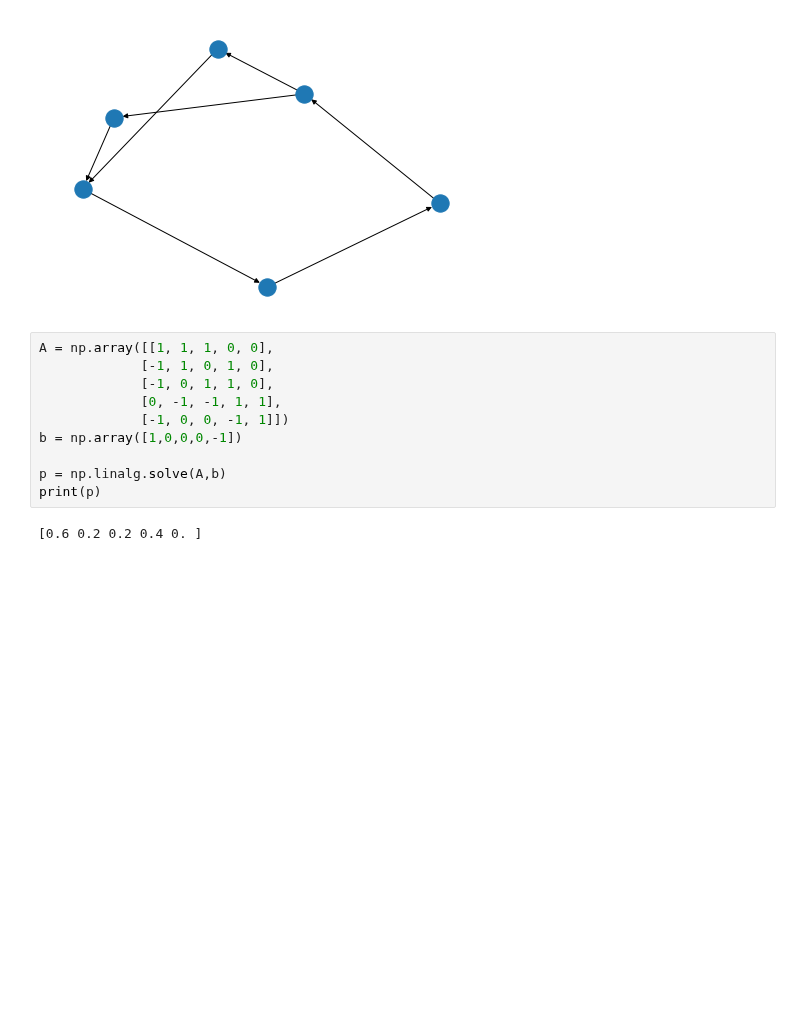
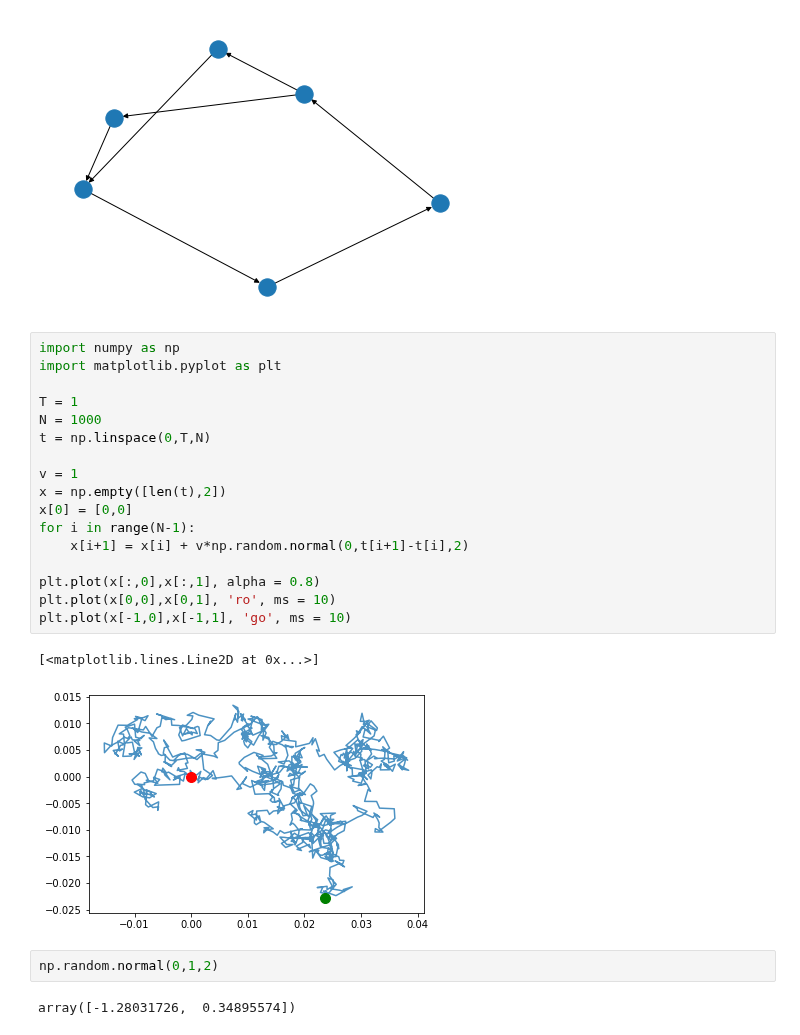
Before and after one commit to SchardtS/Cell-Differentiation, a Jupyter notebook: Testing Ground.ipynb, the cells around one changed output. Saved outputs shown, nothing was run; the diff lists cells and outputs as text; blank space fills up the shorter version.

```diff
--- a/Testing Ground.ipynb
+++ b/Testing Ground.ipynb
@@ -185,15 +192,27 @@ print(p)
 The iterable function was deprecated in Matplotlib 3.1 and will be removed in 3.3. Use np.iterable instead.
   if cb.iterable(node_size):  # many node sizes
 [figure]
-# %%
-A = np.array([[1, 1, 1, 0, 0],
-             [-1, 1, 0, 1, 0],
-             [-1, 0, 1, 1, 0],
-             [0, -1, -1, 1, 1],
-             [-1, 0, 0, -1, 1]])
-b = np.array([1,0,0,0,-1])
-
-p = np.linalg.solve(A,b)
-print(p)
-# %% [output]
-[0.6 0.2 0.2 0.4 0. ]
+# %%
+import numpy as np
+import matplotlib.pyplot as plt
+
+T = 1
+N = 1000
+t = np.linspace(0,T,N)
+
+v = 1
+x = np.empty([len(t),2])
+x[0] = [0,0]
+for i in range(N-1):
+    x[i+1] = x[i] + v*np.random.normal(0,t[i+1]-t[i],2)
+
+plt.plot(x[:,0],x[:,1], alpha = 0.8)
+plt.plot(x[0,0],x[0,1], 'ro', ms = 10)
+plt.plot(x[-1,0],x[-1,1], 'go', ms = 10)
+# %% [output]
+[<matplotlib.lines.Line2D at 0x...>]
+[figure, added]
+# %%
+np.random.normal(0,1,2)
+# %% [output]
+array([-1.28031726,  0.34895574])
```
Also changed, not shown: parts of 2 cells of this notebook, 31 other files.
